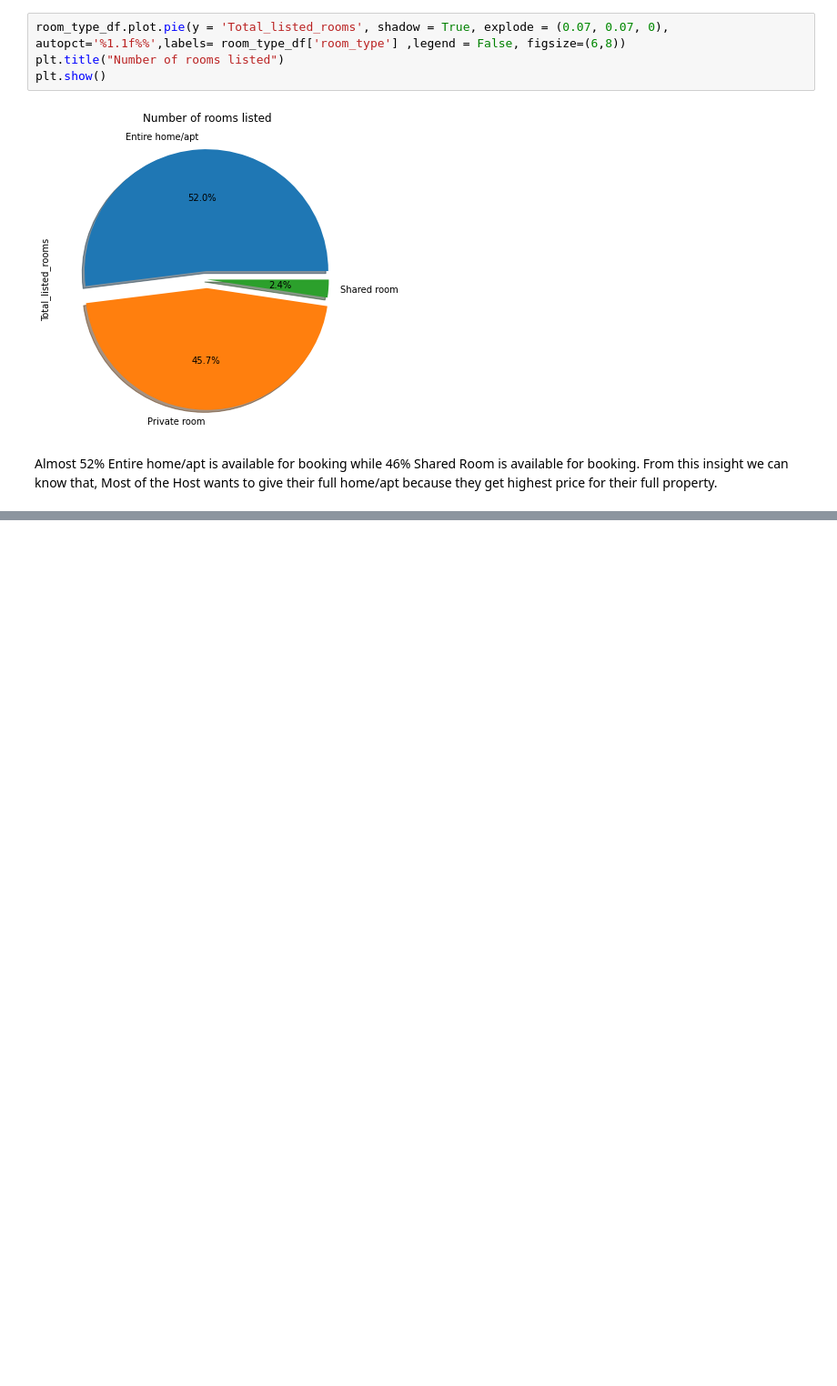
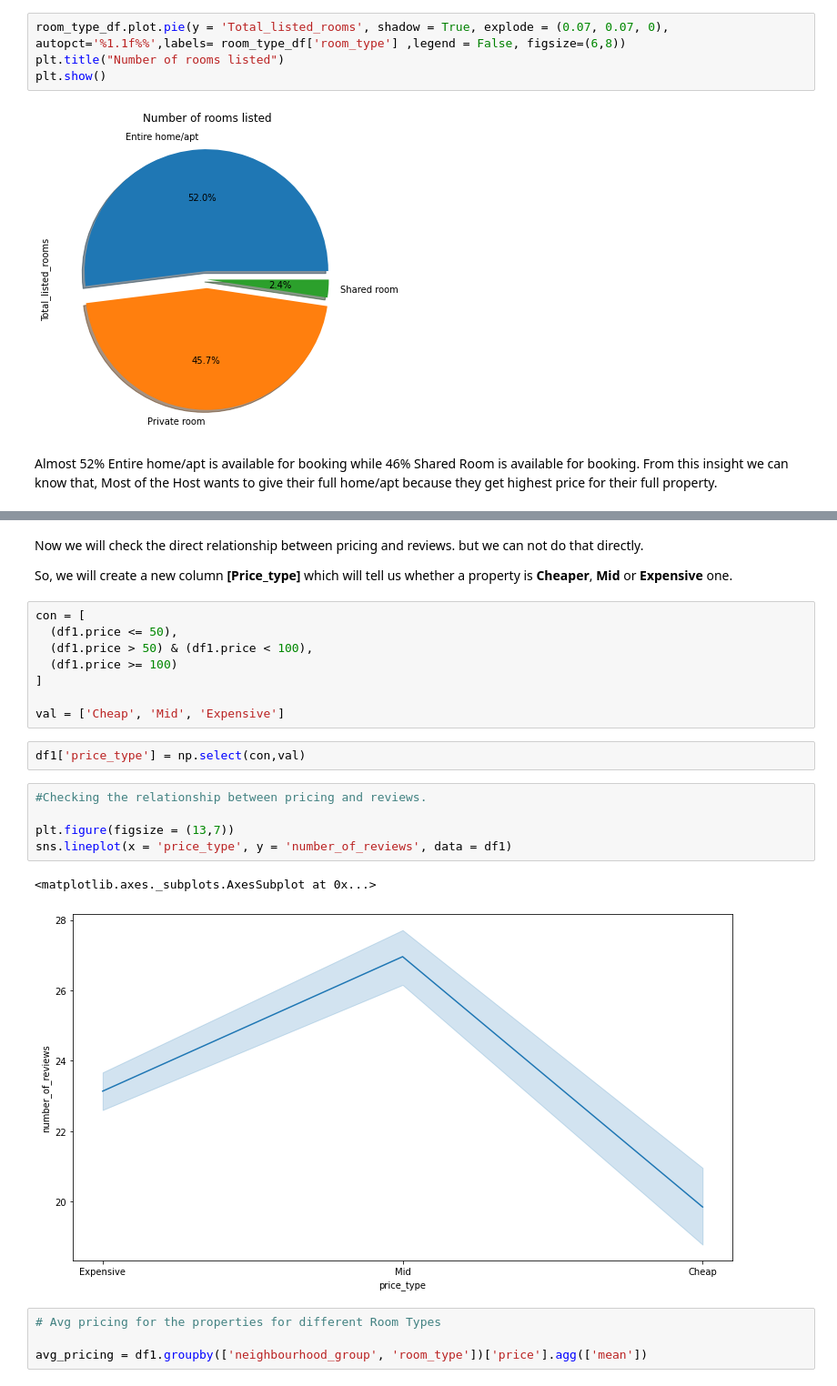
Before and after one commit to ShivanshSingh000/Airbnb-Data-Analysis, a Jupyter notebook: My_Individual_Airbnb_Bookings_Analysis_Project.ipynb, the cells around one changed output, grey strips where cells are left out. Shown: that part at 91% size. Cells and saved outputs as stored; diff of their text form; blank space fills up the shorter version.

```diff
--- a/My_Individual_Airbnb_Bookings_Analysis_Project.ipynb
+++ b/My_Individual_Airbnb_Bookings_Analysis_Project.ipynb
@@ -399,0 +417,26 @@ Almost 52% Entire home/apt is available for booking while 46% Shared Room is ava
+# %% [markdown]
+Now we will check the direct relationship between pricing and reviews. but we can not do that directly.
+
+So, we will create a new column **[Price_type]** which will tell us whether a property is **Cheaper**, **Mid** or **Expensive** one.
+# %%
+con = [
+  (df1.price <= 50),
+  (df1.price > 50) & (df1.price < 100),
+  (df1.price >= 100)
+]
+
+val = ['Cheap', 'Mid', 'Expensive']
+# %%
+df1['price_type'] = np.select(con,val)
+# %%
+#Checking the relationship between pricing and reviews.
+
+plt.figure(figsize = (13,7))
+sns.lineplot(x = 'price_type', y = 'number_of_reviews', data = df1)
+# %% [output]
+<matplotlib.axes._subplots.AxesSubplot at 0x...>
+[figure, added]
+# %%
+# Avg pricing for the properties for different Room Types
+
+avg_pricing = df1.groupby(['neighbourhood_group', 'room_type'])['price'].agg(['mean'])
```
Also changed, not shown: parts of 10 cells of this notebook.
